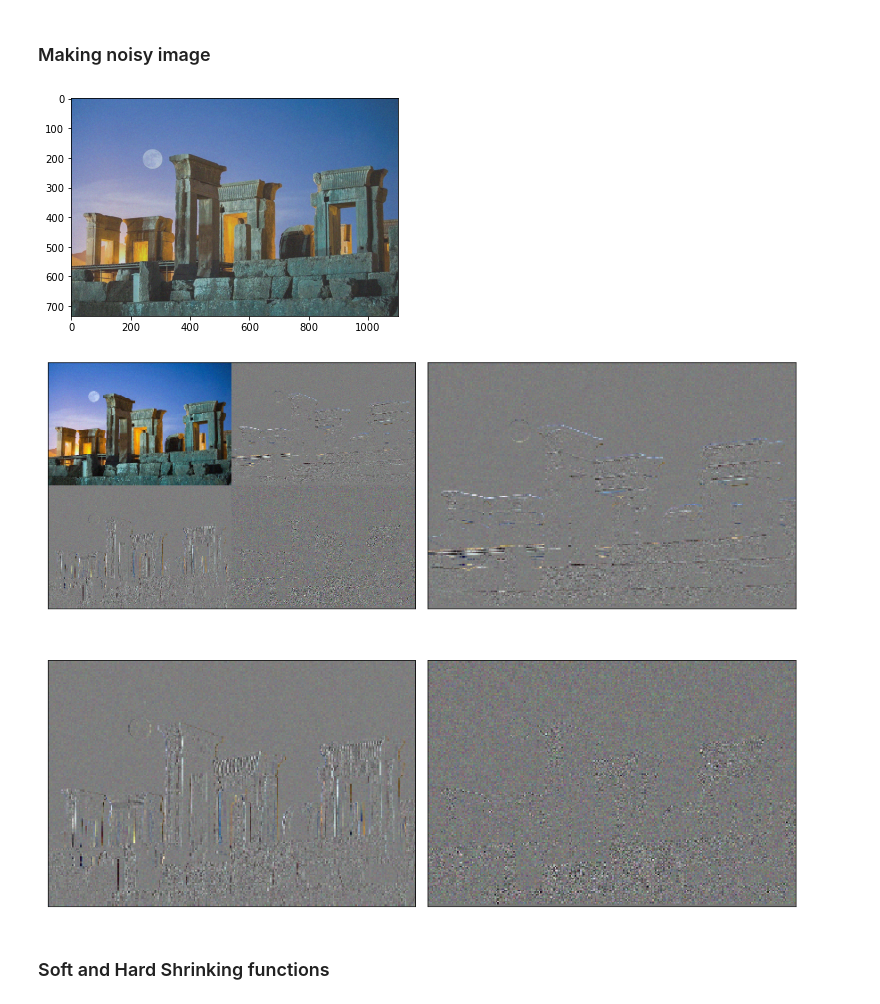
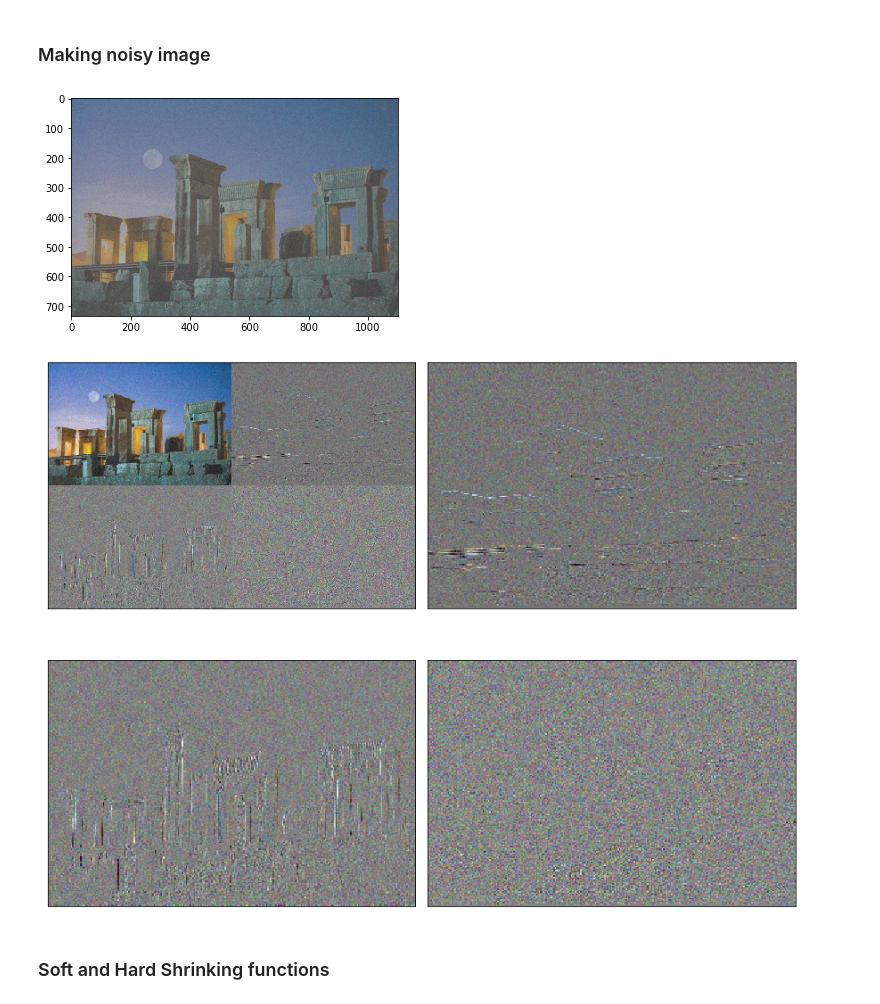
Before and after one commit to AmirhoseinYari/Digital-Image-Processing, a Jupyter notebook: HW5/HW5-AmirhoseinYari-98109718-Q3.ipynb, the cells around one changed output. Drawn from its saved outputs; the diff is of its cells as text; code cells hidden in the pictures.

```diff
--- a/HW5/HW5-AmirhoseinYari-98109718-Q3.ipynb
+++ b/HW5/HW5-AmirhoseinYari-98109718-Q3.ipynb
@@ -16,15 +16,14 @@ plt.imshow(img.astype("uint8"));
 # %% [markdown]
 ### Making noisy image
 # %%
-mu, sigma = 0, 15 # mean and standard deviation
+mu, sigma = 0, 45 # mean and standard deviation
 noise = np.random.normal(mu, sigma, size=img.shape)
-#noise = np.dstack((noise,noise,noise))
 img_noisy = img.copy() + noise
-img_noisy = (img_noisy-np.min(img_noisy))/(np.max(img_noisy)-np.min(img_noisy))*255
-img_noisy = img_noisy.astype("uint8")
-plt.imshow(img_noisy);
+def scale(img):
+    return (img-np.min(img))/(np.max(img)-np.min(img))*255
+plt.imshow(scale(img_noisy).astype("uint8"));
 # %% [output]
-[figure, old version]
+[figure, new version]
 # %%
 #wavelet with gaussian
 def my_wavelet(img,sigma=1,k=21):
@@ -73,22 +72,22 @@ for i in range(3):
     LLLH[:,:,i] = LHt
     LLHL[:,:,i] = HLt
     LLHH[:,:,i] = HHt
-LLLL = (LLLL-np.min(LLLL))/(np.max(LLLL)-np.min(LLLL))*255
-LLLH = (LLLH-np.min(LLLH))/(np.max(LLLH)-np.min(LLLH))*255
-LLHL = (LLHL-np.min(LLHL))/(np.max(LLHL)-np.min(LLHL))*255
-LLHH = (LLHH-np.min(LLHH))/(np.max(LLHH)-np.min(LLHH))*255
+#LLLL = (LLLL-np.min(LLLL))/(np.max(LLLL)-np.min(LLLL))*255
+#LLLH = (LLLH-np.min(LLLH))/(np.max(LLLH)-np.min(LLLH))*255
+#LLHL = (LLHL-np.min(LLHL))/(np.max(LLHL)-np.min(LLHL))*255
+#LLHH = (LLHH-np.min(LLHH))/(np.max(LLHH)-np.min(LLHH))*255
 
 fig = plt.figure(figsize=(12, 10))
-allLLLL = np.vstack(( np.hstack((LLLL,LLLH)),np.hstack((LLHL,LLHH)) ))
+allLLLL = np.vstack(( np.hstack((scale(LLLL),scale(LLLH))),np.hstack((scale(LLHL),scale(LLHH))) ))
 for i, a in enumerate([allLLLL, LLLH, LLHL, LLHH]):
     ax = fig.add_subplot(2, 2, i + 1)
-    ax.imshow(a.astype("uint8"), interpolation="nearest", cmap=plt.cm.gray)
+    ax.imshow(scale(a).astype("uint8"), interpolation="nearest", cmap="gray")
     ax.set_xticks([])
     ax.set_yticks([])
 fig.tight_layout()
 plt.show()
 # %% [output]
-[figure, old version]
+[figure, new version]
 # %% [markdown]
 ### Soft and Hard Shrinking functions
 # %%
```
Also changed, not shown: parts of 4 cells of this notebook.
